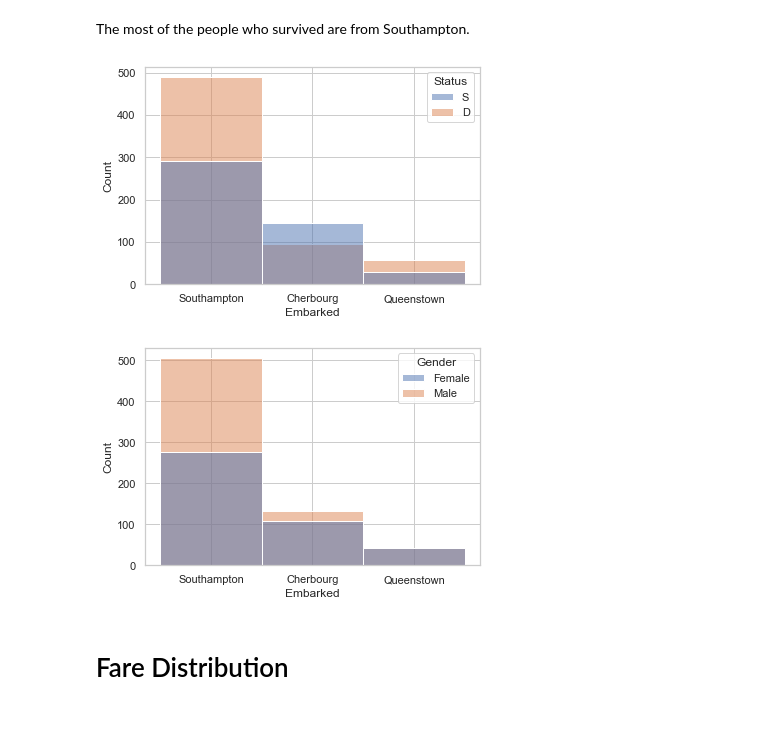
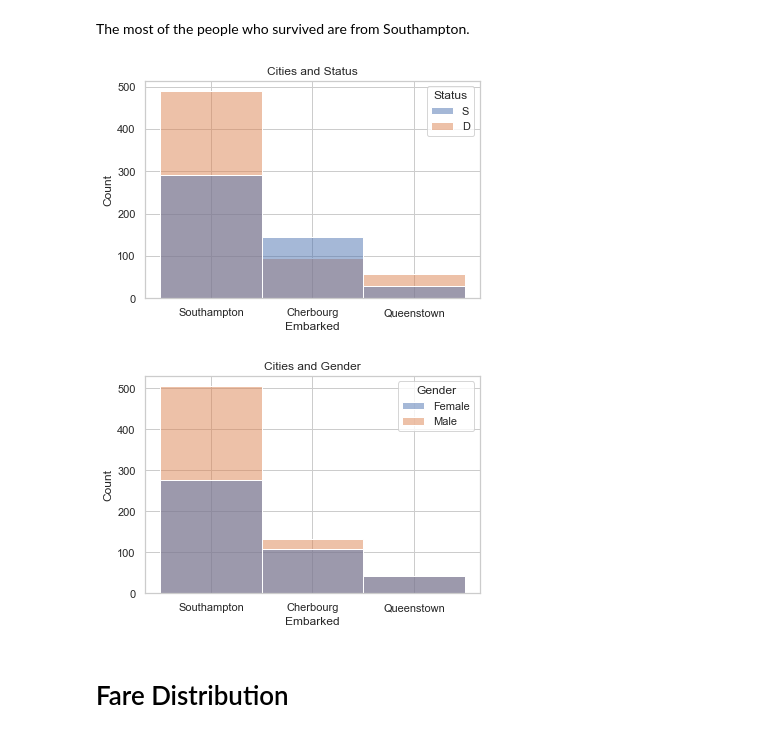
Before and after one commit to elipopovadev/Statistics-for-Data-Analysis-Using-Python, a Jupyter notebook: Project Data Visualization/Titanic Project.ipynb, the cells around one changed output. Drawn from its saved outputs; the diff is of its cells as text; code cells hidden in the pictures.

```diff
--- a/Project Data Visualization/Titanic Project.ipynb
+++ b/Project Data Visualization/Titanic Project.ipynb
@@ -234,14 +278,16 @@ plt.show()
 The most of the people who survived are from Southampton.
 # %%
 sns.histplot(data = titanic, x = "Embarked", hue = "Status")
+plt.title("Cities and Status")
 plt.show()
 # %% [output]
-[figure, old version]
+[figure, new version]
 # %%
 sns.histplot(data = titanic, x = "Embarked", hue = "Gender")
+plt.title("Cities and Gender")
 plt.show()
 # %% [output]
-[figure, old version]
+[figure, new version]
 # %% [markdown]
 # Fare Distribution
 # %% [markdown]
```
Also changed, not shown: parts of 31 cells of this notebook.
